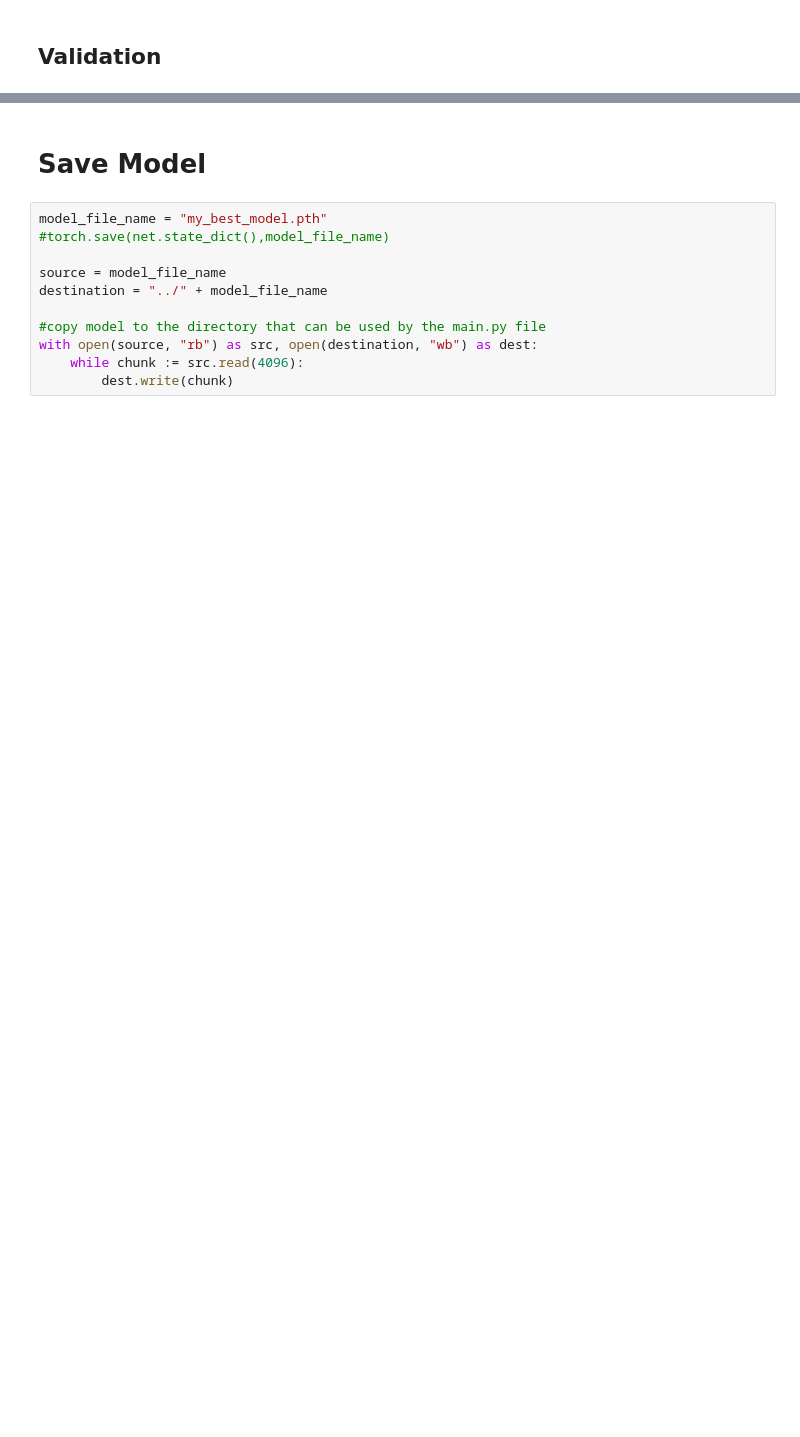
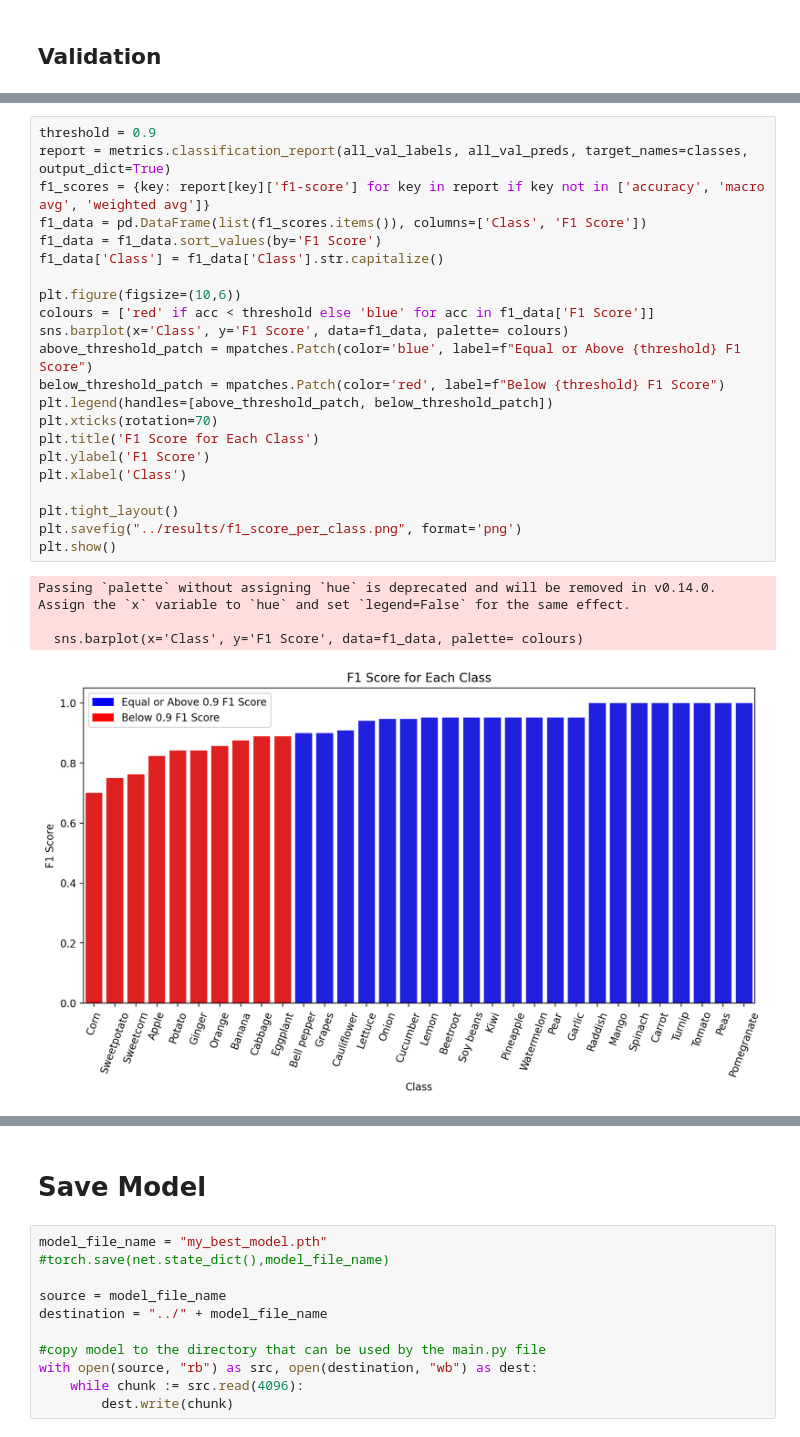
Before and after one commit to Adenrele/Fruit-and-Vegetable-Image-Recognition, a Jupyter notebook: ModelDevelopment/fruit_veg.ipynb, the cells around one changed output, grey strips where cells are left out. Saved outputs shown, nothing was run; the diff lists cells and outputs as text; blank space fills up the shorter version.

```diff
--- a/ModelDevelopment/fruit_veg.ipynb
+++ b/ModelDevelopment/fruit_veg.ipynb
@@ -374 +350,28 @@ chilli pepper       0.78      0.78      0.78         9
+# %%
+threshold = 0.9
+report = metrics.classification_report(all_val_labels, all_val_preds, target_names=classes, output_dict=True)
+f1_scores = {key: report[key]['f1-score'] for key in report if key not in ['accuracy', 'macro avg', 'weighted avg']}
+f1_data = pd.DataFrame(list(f1_scores.items()), columns=['Class', 'F1 Score'])
+f1_data = f1_data.sort_values(by='F1 Score')
+f1_data['Class'] = f1_data['Class'].str.capitalize()
+
+plt.figure(figsize=(10,6))
+colours = ['red' if acc < threshold else 'blue' for acc in f1_data['F1 Score']]
+sns.barplot(x='Class', y='F1 Score', data=f1_data, palette= colours)
+above_threshold_patch = mpatches.Patch(color='blue', label=f"Equal or Above {threshold} F1 Score")
+below_threshold_patch = mpatches.Patch(color='red', label=f"Below {threshold} F1 Score")
+plt.legend(handles=[above_threshold_patch, below_threshold_patch])
+plt.xticks(rotation=70)
+plt.title('F1 Score for Each Class')
+plt.ylabel('F1 Score')
+plt.xlabel('Class')
+
+plt.tight_layout()
+plt.savefig("../results/f1_score_per_class.png", format='png')
+plt.show()
+# %% [output]
+Passing `palette` without assigning `hue` is deprecated and will be removed in v0.14.0. Assign the `x` variable to `hue` and set `legend=False` for the same effect.
+
+  sns.barplot(x='Class', y='F1 Score', data=f1_data, palette= colours)
+[figure, added]
 # %%
```
Also changed, not shown: parts of 18 cells of this notebook, 8 other files.
